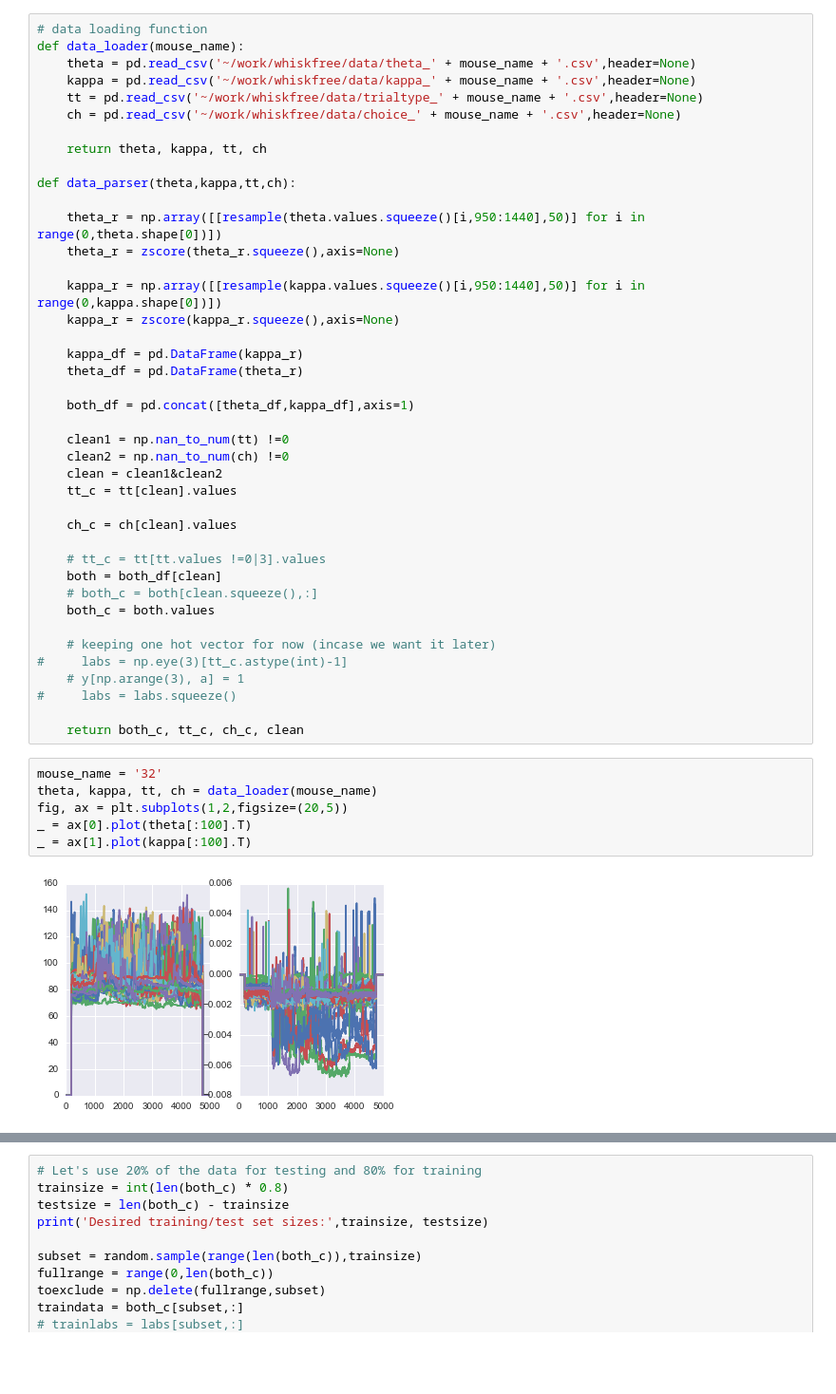
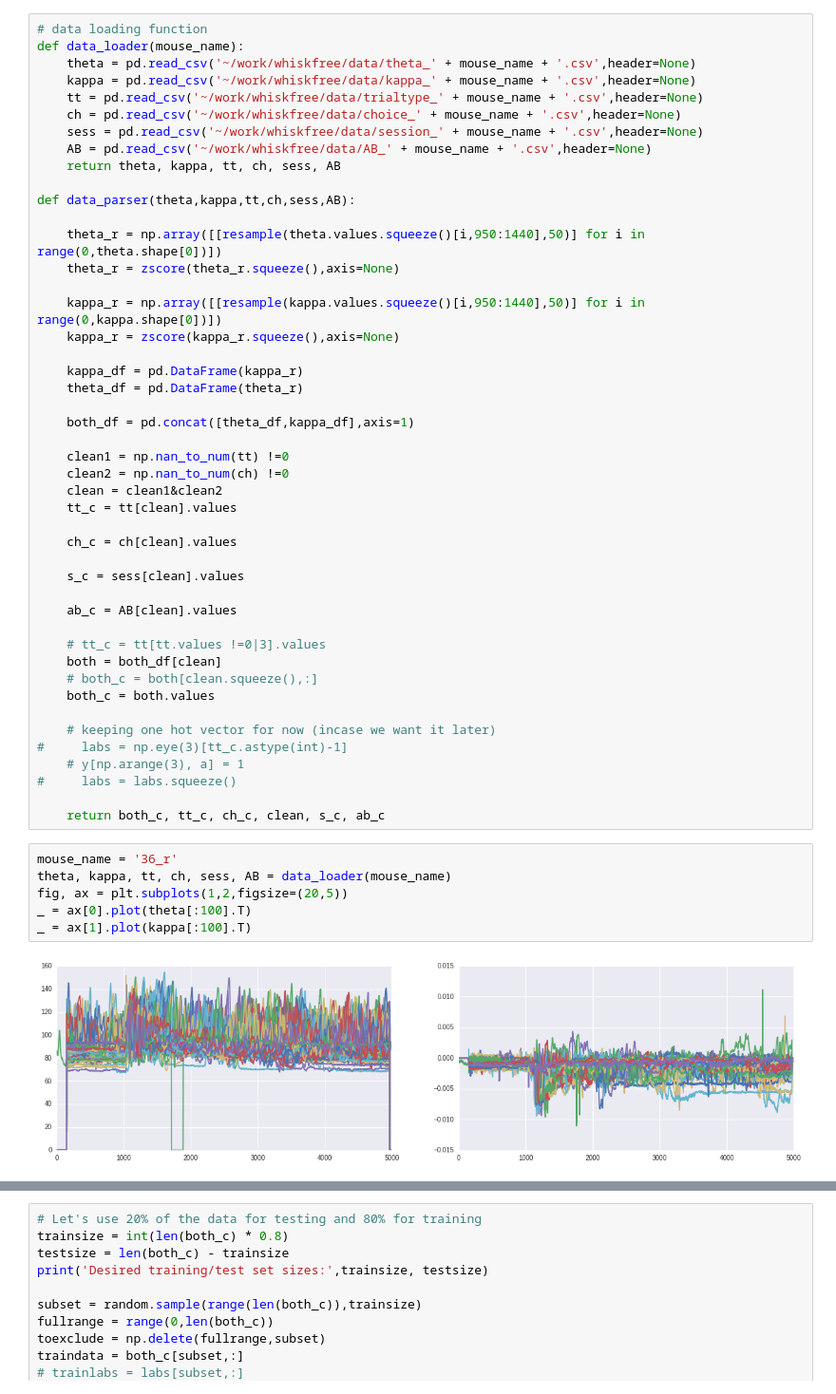
Before and after one commit to mathewzilla/whiskfree, a Jupyter notebook: tf/AB_only_simple.ipynb, the cells around one changed output, grey strips where cells are left out. Shown at 95% size. Cells and saved outputs as stored; diff of their text form; blank space fills up the shorter version.

```diff
--- a/tf/3_class_simplemodels.ipynb
+++ b/tf/AB_only_simple.ipynb
@@ -25,10 +27,11 @@ def data_loader(mouse_name):
     kappa = pd.read_csv('~/work/whiskfree/data/kappa_' + mouse_name + '.csv',header=None)
     tt = pd.read_csv('~/work/whiskfree/data/trialtype_' + mouse_name + '.csv',header=None)
     ch = pd.read_csv('~/work/whiskfree/data/choice_' + mouse_name + '.csv',header=None)
+    sess = pd.read_csv('~/work/whiskfree/data/session_' + mouse_name + '.csv',header=None)
+    AB = pd.read_csv('~/work/whiskfree/data/AB_' + mouse_name + '.csv',header=None)
+    return theta, kappa, tt, ch, sess, AB
 
-    return theta, kappa, tt, ch
-
-def data_parser(theta,kappa,tt,ch):
+def data_parser(theta,kappa,tt,ch,sess,AB):
 
     theta_r = np.array([[resample(theta.values.squeeze()[i,950:1440],50)] for i in range(0,theta.shape[0])])
     theta_r = zscore(theta_r.squeeze(),axis=None)
@@ -48,6 +51,10 @@ def data_parser(theta,kappa,tt,ch):
 
     ch_c = ch[clean].values
 
+    s_c = sess[clean].values
+
+    ab_c = AB[clean].values
+
     # tt_c = tt[tt.values !=0|3].values
     both = both_df[clean]
     # both_c = both[clean.squeeze(),:]
@@ -58,12 +65,12 @@ def data_parser(theta,kappa,tt,ch):
     # y[np.arange(3), a] = 1
 #     labs = labs.squeeze()
 
-    return both_c, tt_c, ch_c, clean
+    return both_c, tt_c, ch_c, clean, s_c, ab_c
 # %%
-mouse_name = '32'
-theta, kappa, tt, ch = data_loader(mouse_name)
+mouse_name = '36_r'
+theta, kappa, tt, ch, sess, AB = data_loader(mouse_name)
 fig, ax = plt.subplots(1,2,figsize=(20,5))
 _ = ax[0].plot(theta[:100].T)
 _ = ax[1].plot(kappa[:100].T)
 # %% [output]
-[figure, old version]
+[figure, new version]
```
Also changed, not shown: parts of 12 cells of this notebook, 1 other file.
